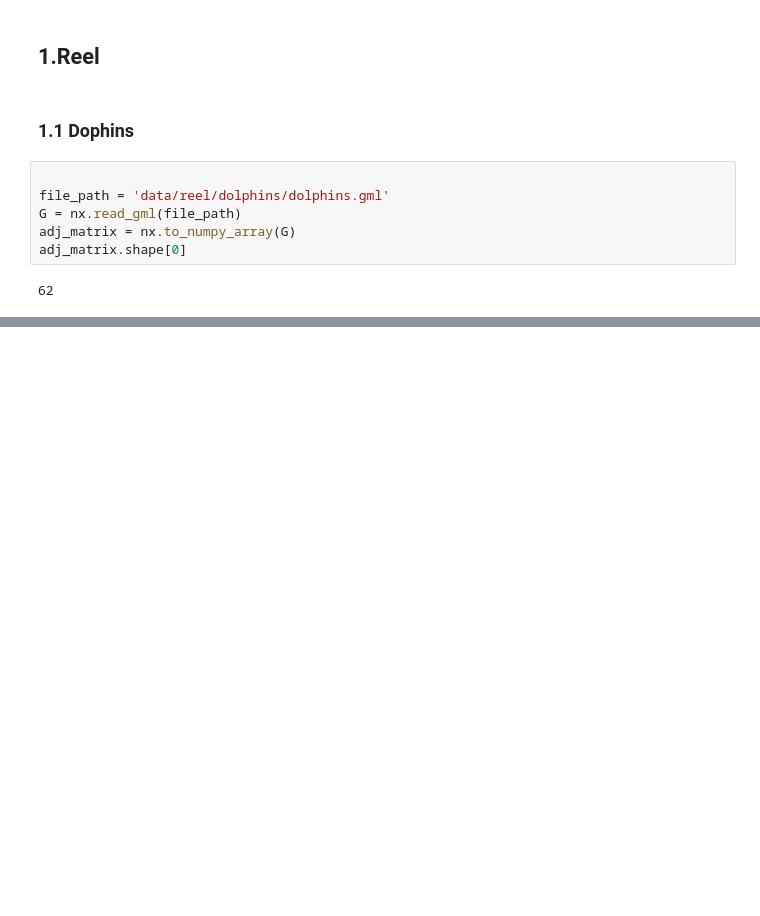
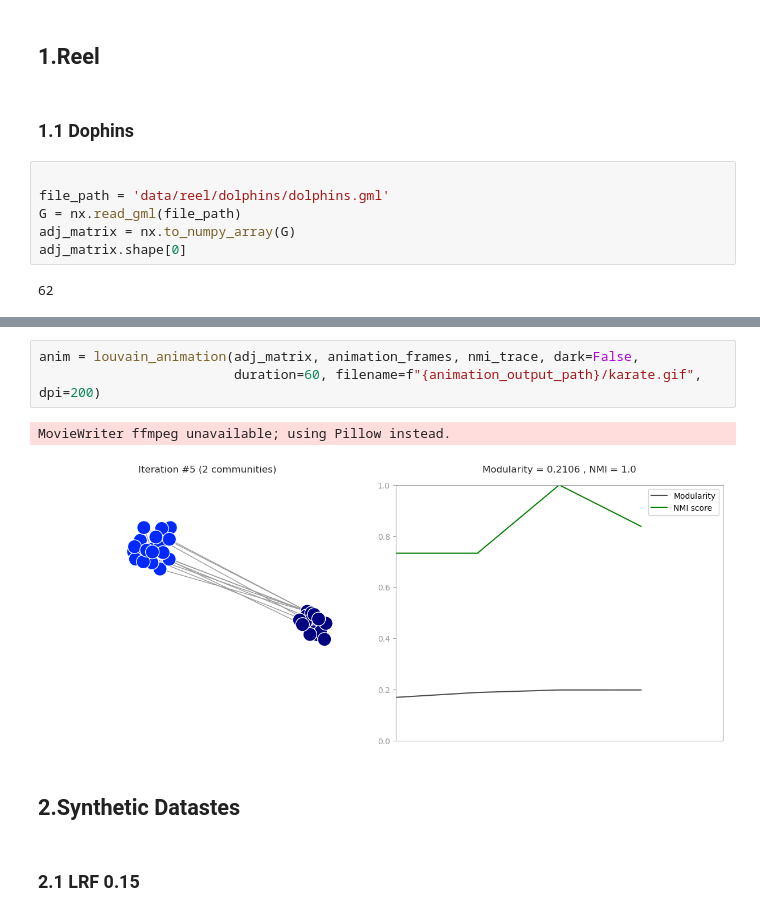
Before and after one commit to MarouaneBenbetka/Awsome-Community-Detection, a Jupyter notebook: Week2_Feb_22/Iterative-Greedy/IG.ipynb, the cells around one changed output, grey strips where cells are left out. Drawn from its saved outputs; the diff is of its cells as text; blank space fills up the shorter version.

```diff
--- a/Week2_Feb_22/Iterative-Greedy/IG.ipynb
+++ b/Week2_Feb_22/Iterative-Greedy/IG.ipynb
@@ -45,0 +93,10 @@ MovieWriter ffmpeg unavailable; using Pillow instead.
+# %%
+anim = louvain_animation(adj_matrix, animation_frames, nmi_trace, dark=False,
+                         duration=60, filename=f"{animation_output_path}/karate.gif", dpi=200)
+# %% [output]
+MovieWriter ffmpeg unavailable; using Pillow instead.
+[figure, added]
+# %% [markdown]
+## 2.Synthetic Datastes
+# %% [markdown]
+### 2.1 LRF 0.15
```
Also changed, not shown: parts of 22 cells of this notebook, 12 other files.
